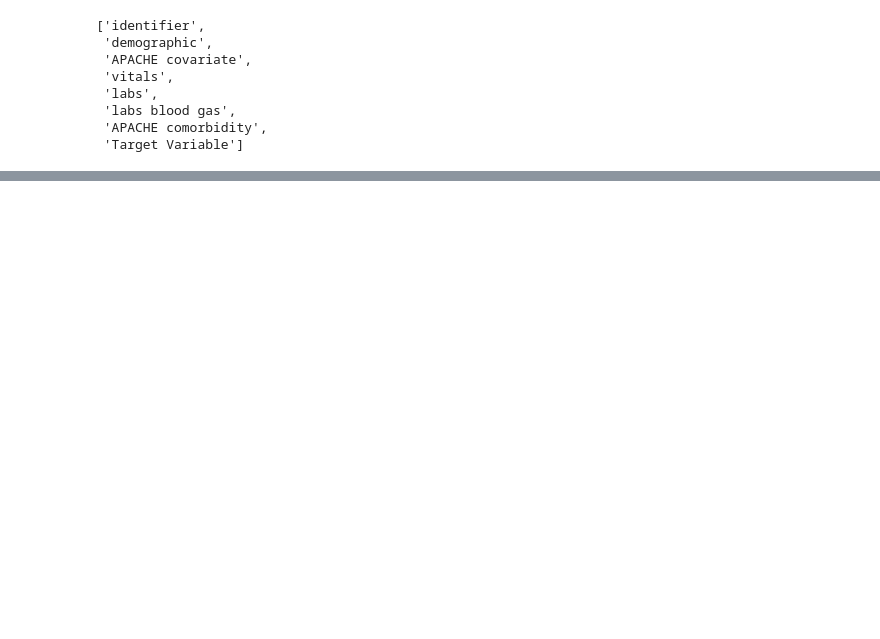
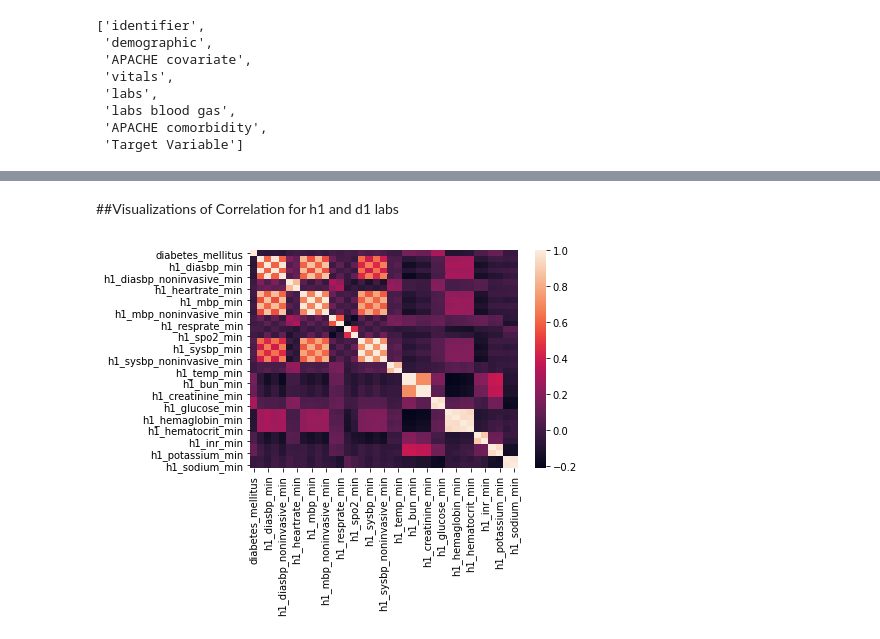
Before and after one commit to K-Hebel/WiDS_Chi, a Jupyter notebook: Exploratory_Analysis.ipynb, the cells around one changed output, grey strips where cells are left out. Cells and saved outputs as stored; diff of their text form; code cells hidden in the pictures; blank space fills up the shorter version.

```diff
--- a/Exploratory_Analysis.ipynb
+++ b/Exploratory_Analysis.ipynb
@@ -234,0 +359,7 @@ diabetic_ethnicity
+# %% [markdown]
+##Visualizations of Correlation for h1 and d1 labs
+# %%
+#Correleation for 1 hour labs
+sns.heatmap(norm_hour_labs.corr());
+# %% [output]
+[figure, added]
```
Also changed, not shown: parts of 109 cells of this notebook.
